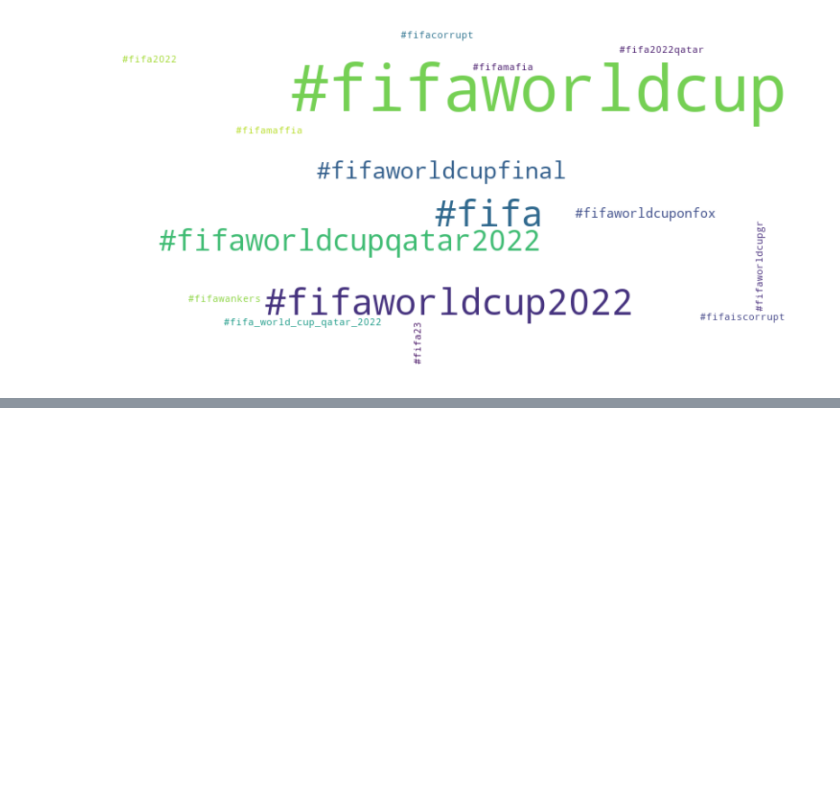
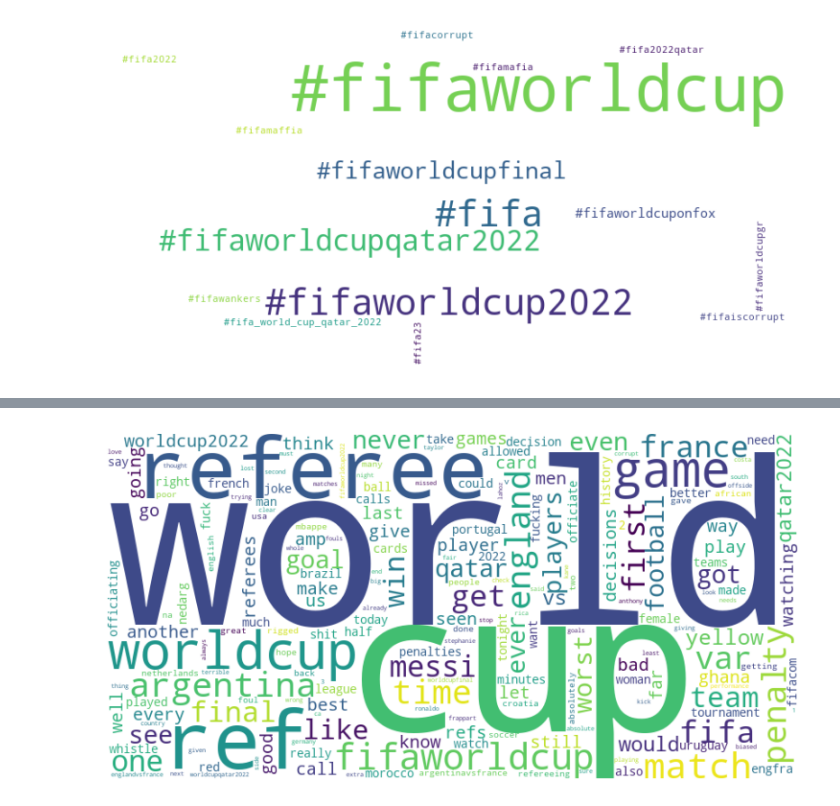
Before and after one commit to MirsadHadzic/Twitter-Data-Analysis-using-NLP, a Jupyter notebook: projectNlp.ipynb, the cells around one changed output, grey strips where cells are left out. Cells and saved outputs as stored; diff of their text form; code cells hidden in the pictures; blank space fills up the shorter version.

```diff
--- a/projectNlp.ipynb
+++ b/projectNlp.ipynb
@@ -726,0 +762,40 @@ world cup referee “ anyone keep track   much stoppage time   add  dunno  5 min
+# %%
+import pandas as pd
+import nltk
+from nltk.corpus import stopwords
+from nltk.tokenize import word_tokenize
+from nltk.probability import FreqDist
+from matplotlib import pyplot as plt
+from wordcloud import WordCloud
+
+nltk.download('punkt')
+nltk.download('stopwords')
+
+# Assuming you have a CSV file named 'REF TWEETS.csv' with a 'Tweet' column
+file_path = 'C:/Users/Anes/Downloads/REF TWEETS.csv'  # Replace with the actual path to your CSV file
+df = pd.read_csv(file_path)
+
+# Extract 'Tweet' column to get all text in one string
+all_text = ' '.join(df['Tweet'].astype(str).tolist())
+
+# Tokenize the text into words
+words = word_tokenize(all_text.lower())  # Convert to lowercase for consistency
+
+# Extract stopwords
+stop_words = set(stopwords.words('english'))
+
+# Remove stopwords from the list of words
+filtered_words = [word for word in words if word.isalnum() and word not in stop_words]
+
+# Calculate the frequency distribution of filtered words
+freq_dist = FreqDist(filtered_words)
+
+# Generate a word cloud
+wordcloud = WordCloud(width=800, height=400, background_color='white').generate_from_frequencies(freq_dist)
+
+# Plot the WordCloud image
+plt.figure(figsize=(10, 5))
+plt.imshow(wordcloud, interpolation='bilinear')
+plt.axis('off')
+plt.show()
+# %% [output]
@@ -726,0 +806 @@ world cup referee “ anyone keep track   much stoppage time   add  dunno  5 min
+[figure, added]
```
Also changed, not shown: parts of 14 cells of this notebook, 1 other file.
